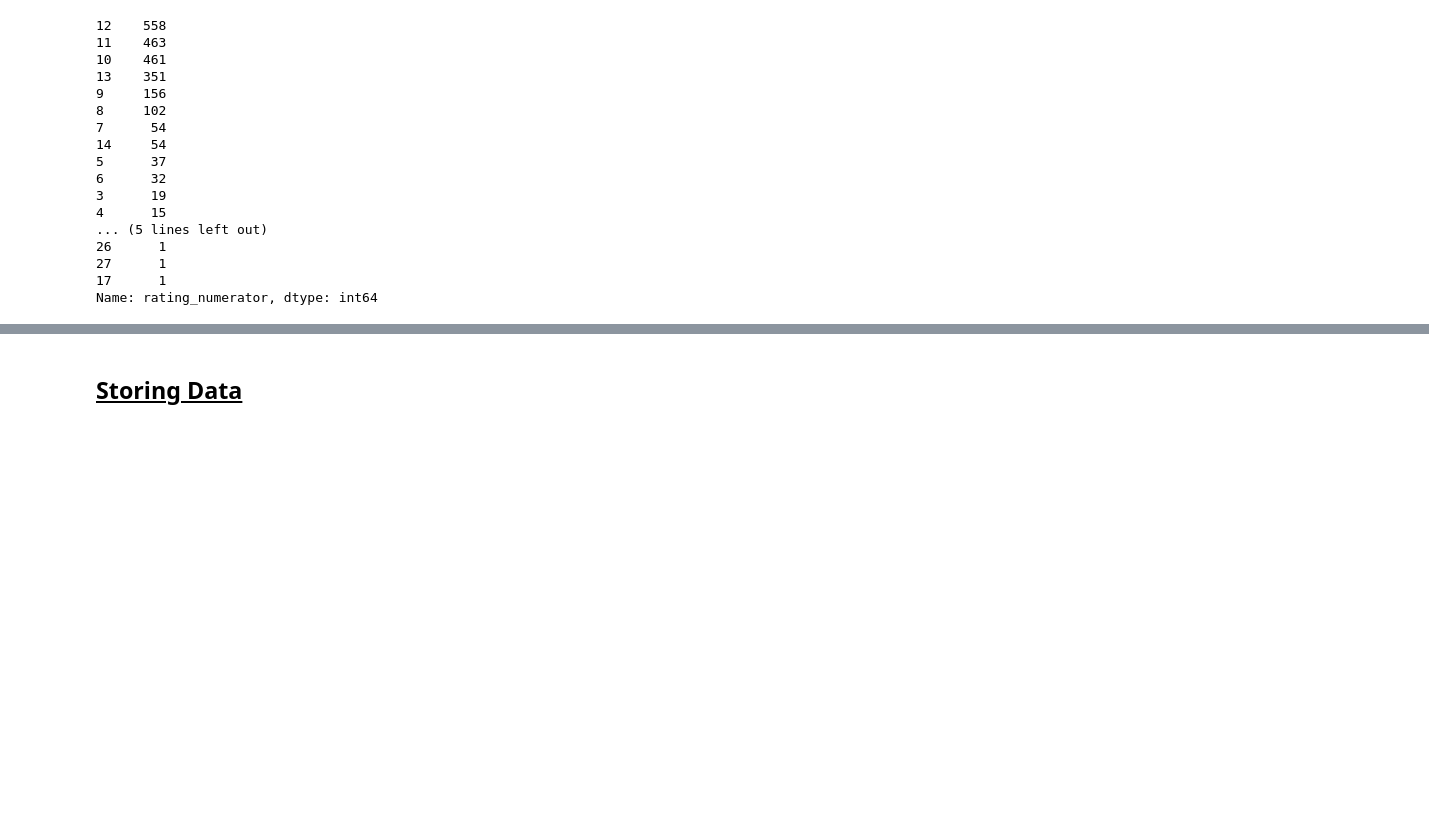
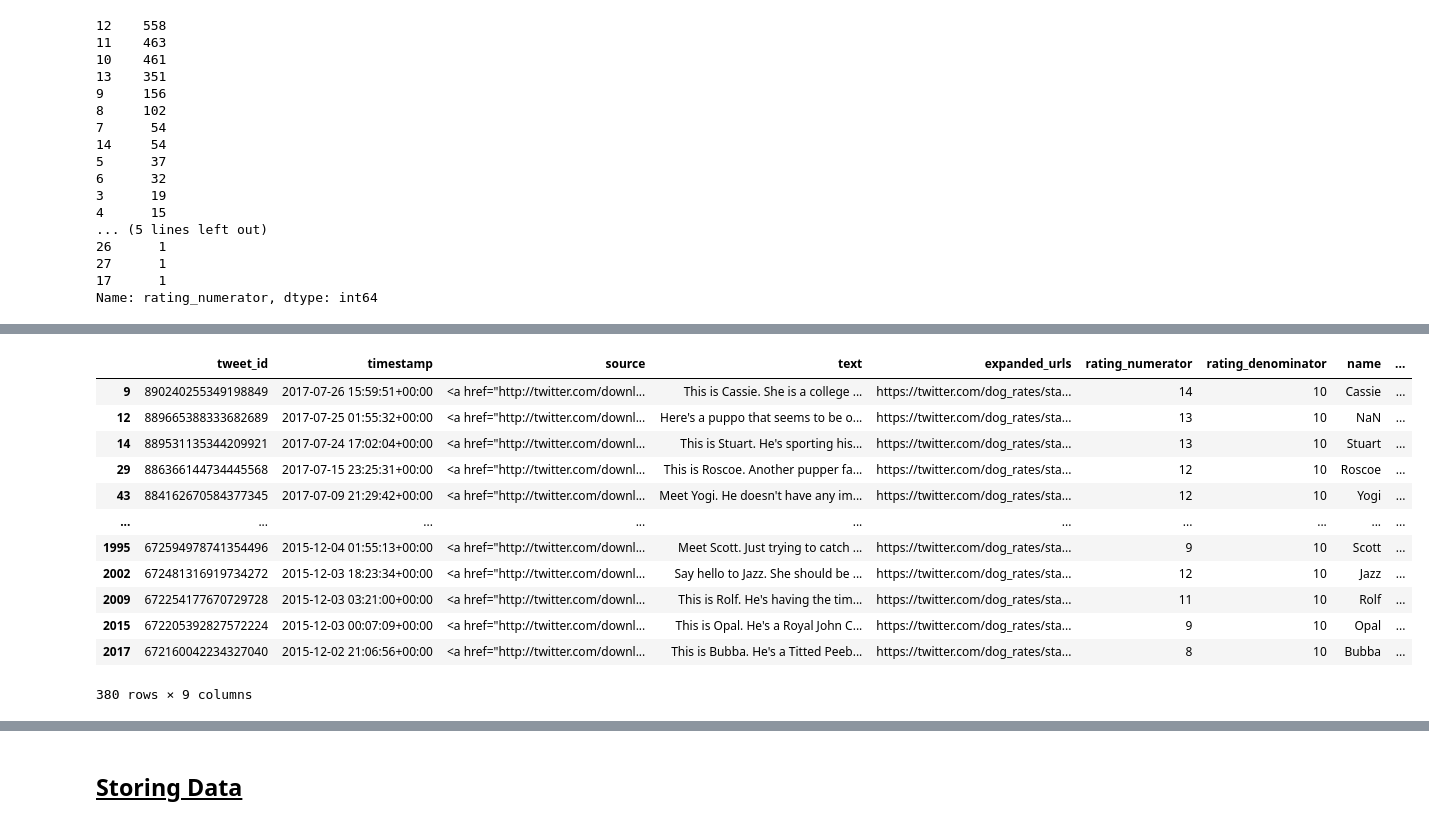
Before and after one commit to rimoun-g/Data_Wrangling_project-Python, a Jupyter notebook: wrangle_act.ipynb, the cells around one changed output, grey strips where cells are left out. Drawn from its saved outputs; the diff is of its cells as text; code cells hidden in the pictures; blank space fills up the shorter version.

```diff
--- a/wrangle_act.ipynb
+++ b/wrangle_act.ipynb
@@ -521,2 +488,30 @@ name    1497 non-null object
 dtypes: object(1)
 memory usage: 36.4+ KB
+# %%
+# Define
+# Merge the last four columns into one column
+
+# Code
+## replacing None values with empty string
+df_tweets_enhanced_cleaned[["doggo","floofer","pupper","puppo"]] = df_tweets_enhanced_cleaned[["doggo","floofer","pupper","puppo"]].replace("None",'')
+## adding all the columns string together and storing them in one column
+df_tweets_enhanced_cleaned["dog_stage"] = df_tweets_enhanced_cleaned["doggo"] +  df_tweets_enhanced_cleaned["floofer"] +  df_tweets_enhanced_cleaned["pupper"] +  df_tweets_enhanced_cleaned["puppo"]
+## dropping the four columns after we stored them in one column
+df_tweets_enhanced_cleaned.drop(["doggo","floofer","pupper","puppo"], axis=1, inplace=True)
+
+# Test
+df_tweets_enhanced_cleaned[df_tweets_enhanced_cleaned["dog_stage"]!='']
+# %% [output]
+|  | tweet_id | timestamp | source | text | expanded_urls | rating_numerator | rating_denominator | name | ... |
+| 9 | 890240255349198849 | 2017-07-26 15:59:51+00:00 | <a href="http://twitter.com/downl... | This is Cassie. She is a college ... | https://twitter.com/dog_rates/sta... | 14 | 10 | Cassie | ... |
+| 12 | 889665388333682689 | 2017-07-25 01:55:32+00:00 | <a href="http://twitter.com/downl... | Here's a puppo that seems to be o... | https://twitter.com/dog_rates/sta... | 13 | 10 | NaN | ... |
+| 14 | 889531135344209921 | 2017-07-24 17:02:04+00:00 | <a href="http://twitter.com/downl... | This is Stuart. He's sporting his... | https://twitter.com/dog_rates/sta... | 13 | 10 | Stuart | ... |
+| 29 | 886366144734445568 | 2017-07-15 23:25:31+00:00 | <a href="http://twitter.com/downl... | This is Roscoe. Another pupper fa... | https://twitter.com/dog_rates/sta... | 12 | 10 | Roscoe | ... |
+| 43 | 884162670584377345 | 2017-07-09 21:29:42+00:00 | <a href="http://twitter.com/downl... | Meet Yogi. He doesn't have any im... | https://twitter.com/dog_rates/sta... | 12 | 10 | Yogi | ... |
+| ... | ... | ... | ... | ... | ... | ... | ... | ... | ... |
+| 1995 | 672594978741354496 | 2015-12-04 01:55:13+00:00 | <a href="http://twitter.com/downl... | Meet Scott. Just trying to catch ... | https://twitter.com/dog_rates/sta... | 9 | 10 | Scott | ... |
+| 2002 | 672481316919734272 | 2015-12-03 18:23:34+00:00 | <a href="http://twitter.com/downl... | Say hello to Jazz. She should be ... | https://twitter.com/dog_rates/sta... | 12 | 10 | Jazz | ... |
+| 2009 | 672254177670729728 | 2015-12-03 03:21:00+00:00 | <a href="http://twitter.com/downl... | This is Rolf. He's having the tim... | https://twitter.com/dog_rates/sta... | 11 | 10 | Rolf | ... |
+| 2015 | 672205392827572224 | 2015-12-03 00:07:09+00:00 | <a href="http://twitter.com/downl... | This is Opal. He's a Royal John C... | https://twitter.com/dog_rates/sta... | 9 | 10 | Opal | ... |
+| 2017 | 672160042234327040 | 2015-12-02 21:06:56+00:00 | <a href="http://twitter.com/downl... | This is Bubba. He's a Titted Peeb... | https://twitter.com/dog_rates/sta... | 8 | 10 | Bubba | ... |
+380 rows × 9 columns
```
Also changed, not shown: parts of 40 cells of this notebook, 8 other files.
